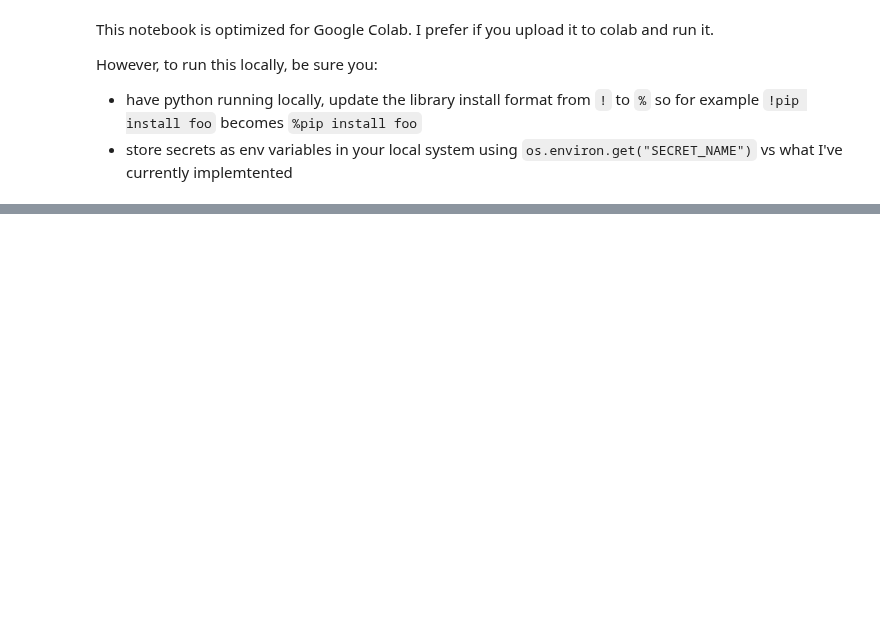
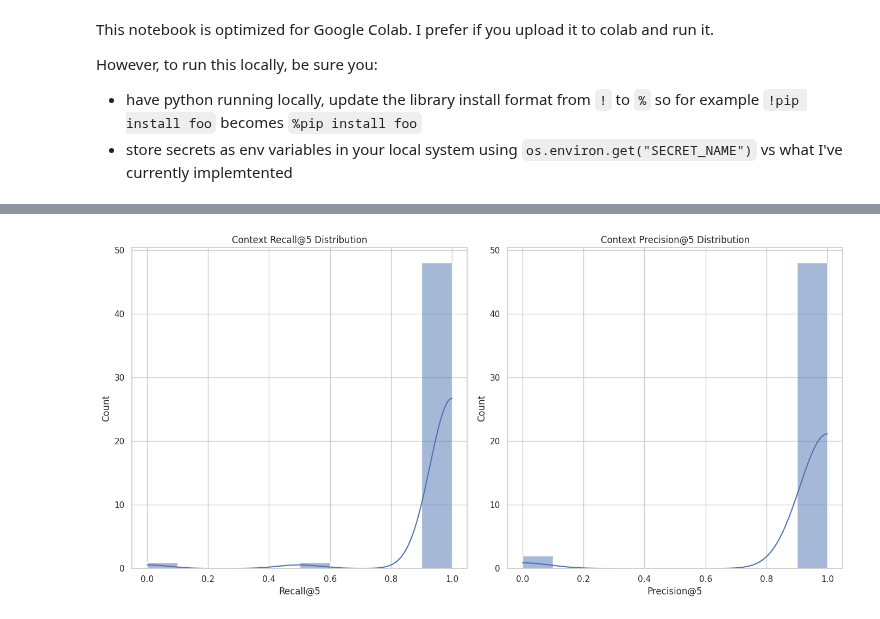
Before and after one commit to udacity/measuring-impact-mitigating-bias-lesson, a Jupyter notebook: Exercise2-name-of-exercise/solution/mangobot_fer.ipynb, the cells around one changed output, grey strips where cells are left out. Cells and saved outputs as stored; diff of their text form; code cells hidden in the pictures; blank space fills up the shorter version.

```diff
--- a/Exercise2-name-of-exercise/solution/mangobot_fer.ipynb
+++ b/Exercise2-name-of-exercise/solution/mangobot_fer.ipynb
@@ -157,0 +250,33 @@ print(df[['user_query', 'chatbot_response', 'Geographical_Bias']])
+# %%
+#@title Detailed Visualizations of our Context Recall and Precision
+import matplotlib.pyplot as plt
+import seaborn as sns
+
+def plot_ragas_metrics(recall_df, precision_df):
+    """
+    Plot RAGAS metrics using seaborn and matplotlib.
+    Args:
+        recall_df (DataFrame): DataFrame containing recall scores.
+        precision_df (DataFrame): DataFrame containing precision scores.
+    """
+    plt.figure(figsize=(14, 7))
+
+    # Plot context recall
+    plt.subplot(1, 2, 1)
+    sns.histplot(recall_df['context_recall'], bins=10, kde=True)
+    plt.title('Context Recall@5 Distribution')
+    plt.xlabel('Recall@5')
+
+    # Plot context precision
+    plt.subplot(1, 2, 2)
+    sns.histplot(precision_df['context_precision'], bins=10, kde=True)
+    plt.title('Context Precision@5 Distribution')
+    plt.xlabel('Precision@5')
+
+    plt.tight_layout()
+    plt.show()
+
+# Call the function to plot RAGAS metrics
+plot_ragas_metrics(recall_df, precision_df)
+# %% [output]
+[figure, added]
```
Also changed, not shown: parts of 24 cells of this notebook.
